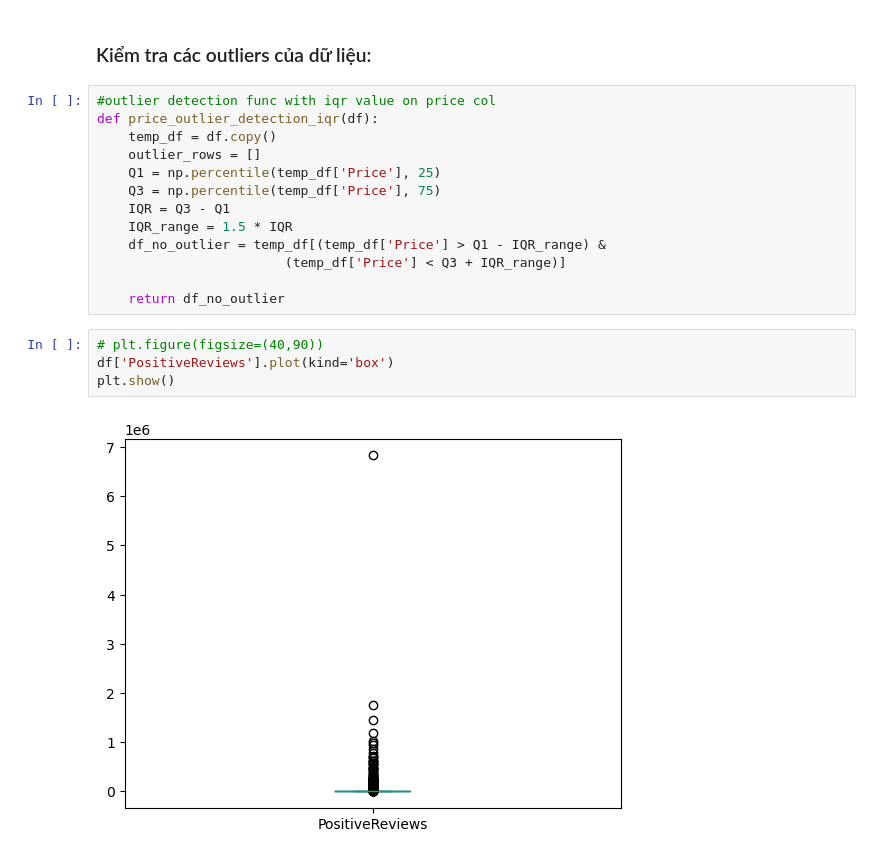
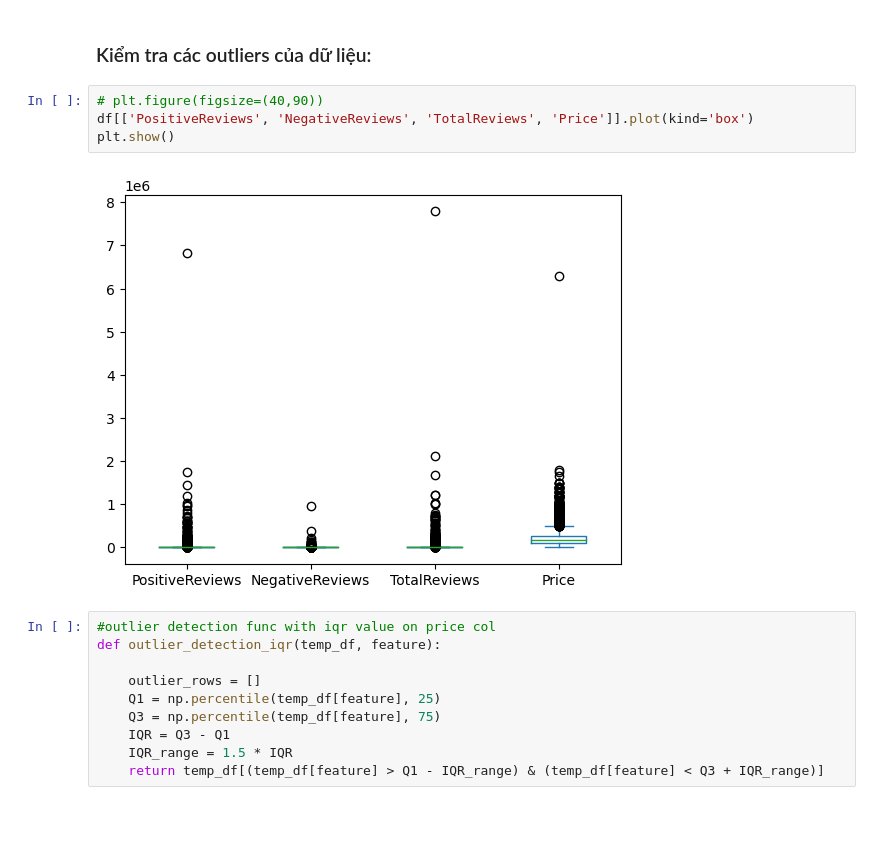
Before and after one commit to cheesepp/steam_game_ratings, a Jupyter notebook: Preprocessing.ipynb, the cells around one changed output. Cells and saved outputs as stored; diff of their text form; blank space fills up the shorter version.

Commit message:
treat outliers and check correlation

```diff
--- a/Preprocessing.ipynb
+++ b/Preprocessing.ipynb
@@ -691,21 +673,18 @@ corr_matrix
 # %% [markdown]
 ### Kiểm tra các outliers của dữ liệu:
+# %%
+# plt.figure(figsize=(40,90))
+df[['PositiveReviews', 'NegativeReviews', 'TotalReviews', 'Price']].plot(kind='box')
+plt.show()
+# %% [output]
+[figure, added]
 # %%
 #outlier detection func with iqr value on price col
-def price_outlier_detection_iqr(df):
-    temp_df = df.copy()
+def outlier_detection_iqr(temp_df, feature):
+
     outlier_rows = []
-    Q1 = np.percentile(temp_df['Price'], 25)
-    Q3 = np.percentile(temp_df['Price'], 75)
+    Q1 = np.percentile(temp_df[feature], 25)
+    Q3 = np.percentile(temp_df[feature], 75)
     IQR = Q3 - Q1
     IQR_range = 1.5 * IQR
-    df_no_outlier = temp_df[(temp_df['Price'] > Q1 - IQR_range) &
-                        (temp_df['Price'] < Q3 + IQR_range)]
-
-    return df_no_outlier
+    return temp_df[(temp_df[feature] > Q1 - IQR_range) & (temp_df[feature] < Q3 + IQR_range)]
-# %%
-# plt.figure(figsize=(40,90))
-df['PositiveReviews'].plot(kind='box')
-plt.show()
-# %% [output]
-[figure, removed]
```
Also changed, not shown: parts of 6 cells of this notebook.
